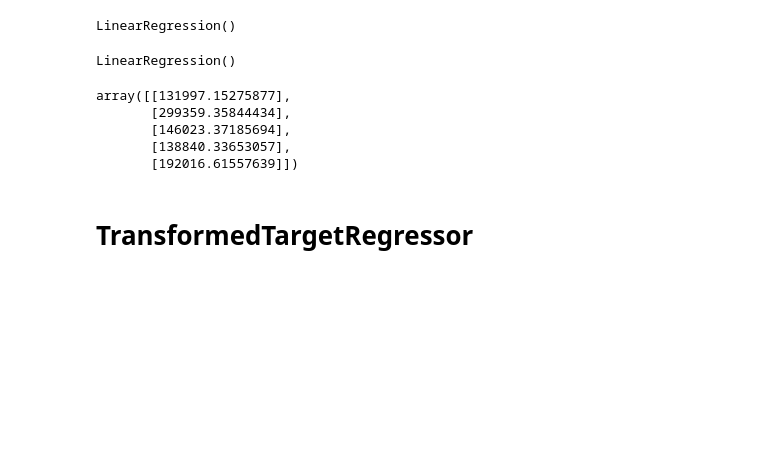
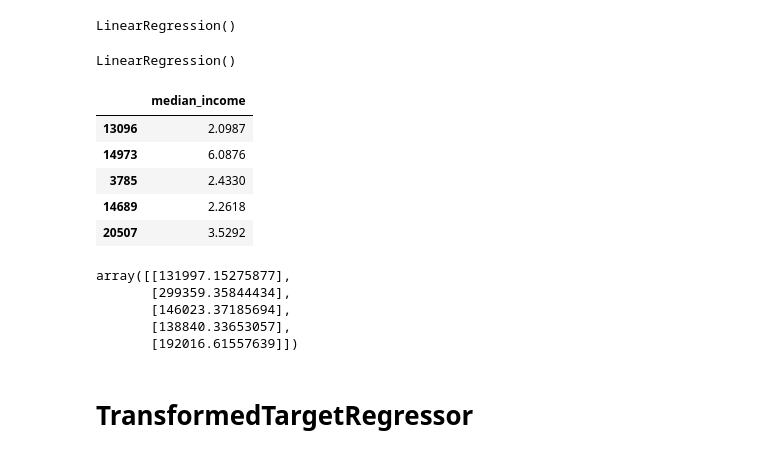
Before and after one commit to Chukwuebuka-2003/homllessons, a Jupyter notebook: Lessons.ipynb, the cells around one changed output. Drawn from its saved outputs; the diff is of its cells as text; code cells hidden in the pictures; blank space fills up the shorter version.

```diff
--- a/Lessons.ipynb
+++ b/Lessons.ipynb
@@ -460,6 +462,14 @@ model.fit(housing[["median_income"]], scaled_labels)
 LinearRegression()
 # %%
 some_new_data = housing[["median_income"]].iloc[:5]
+some_new_data
+# %% [output]
+|  | median_income |
+| 13096 | 2.0987 |
+| 14973 | 6.0876 |
+| 3785 | 2.4330 |
+| 14689 | 2.2618 |
+| 20507 | 3.5292 |
 # %%
 scaled_predictions = model.predict(some_new_data)
 predictions = target.inverse_transform(scaled_predictions)
```
Also changed, not shown: parts of 55 cells of this notebook.
